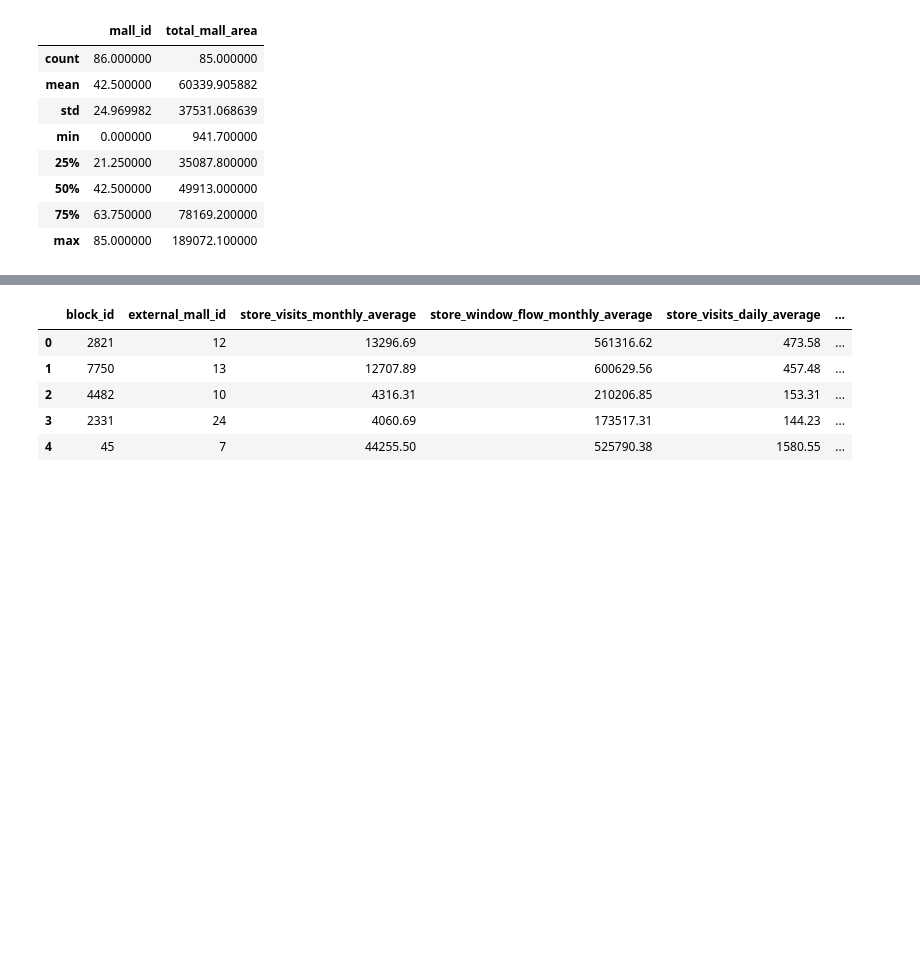
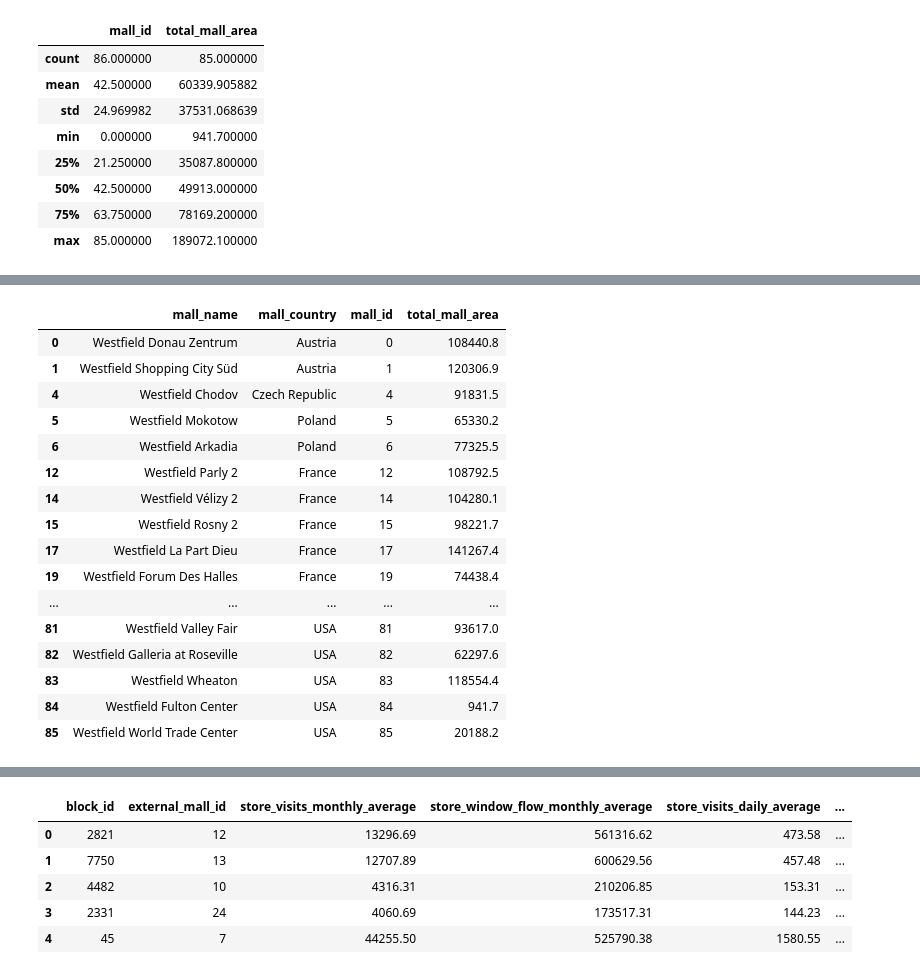
Before and after one commit to JokyHub/Data-Challenge-URW-HEC, a Jupyter notebook: notebook-rong.ipynb, the cells around one changed output, grey strips where cells are left out. Drawn from its saved outputs; the diff is of its cells as text; code cells hidden in the pictures; blank space fills up the shorter version.

```diff
--- a/notebook-rong.ipynb
+++ b/notebook-rong.ipynb
@@ -283,0 +296,22 @@ mall_group=mall.groupby()
+# %%
+# filter westfield malls
+filter_malls = mall[mall['mall_name'].str.contains("Westfield", case=False, na=False)]
+filter_malls
+# %% [output]
+|  | mall_name | mall_country | mall_id | total_mall_area |
+| 0 | Westfield Donau Zentrum | Austria | 0 | 108440.8 |
+| 1 | Westfield Shopping City Süd | Austria | 1 | 120306.9 |
+| 4 | Westfield Chodov | Czech Republic | 4 | 91831.5 |
+| 5 | Westfield Mokotow | Poland | 5 | 65330.2 |
+| 6 | Westfield Arkadia | Poland | 6 | 77325.5 |
+| 12 | Westfield Parly 2 | France | 12 | 108792.5 |
+| 14 | Westfield Vélizy 2 | France | 14 | 104280.1 |
+| 15 | Westfield Rosny 2 | France | 15 | 98221.7 |
+| 17 | Westfield La Part Dieu | France | 17 | 141267.4 |
+| 19 | Westfield Forum Des Halles | France | 19 | 74438.4 |
+| ... | ... | ... | ... | ... |
+| 81 | Westfield Valley Fair | USA | 81 | 93617.0 |
+| 82 | Westfield Galleria at Roseville | USA | 82 | 62297.6 |
+| 83 | Westfield Wheaton | USA | 83 | 118554.4 |
+| 84 | Westfield Fulton Center | USA | 84 | 941.7 |
+| 85 | Westfield World Trade Center | USA | 85 | 20188.2 |
```
Also changed, not shown: parts of 10 cells of this notebook.
